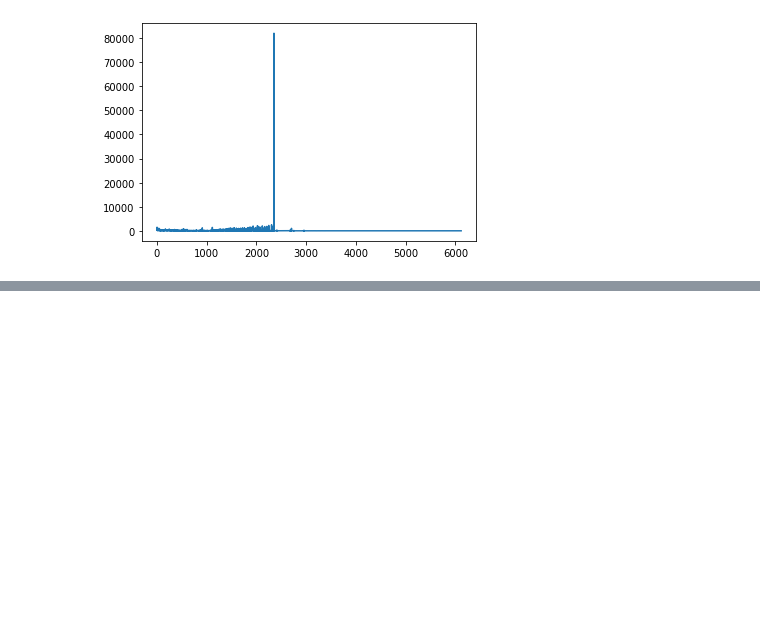
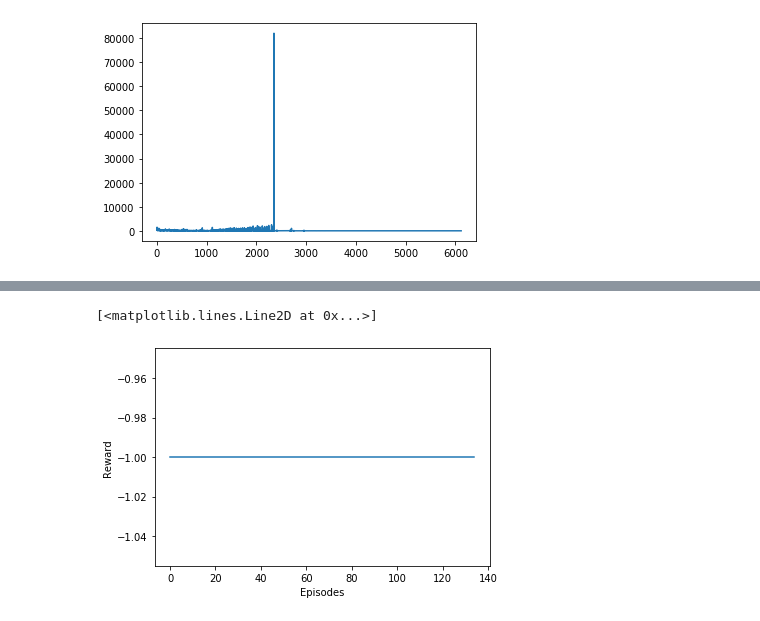
Before and after one commit to ScreamingApes/ReinforcementLearning, a Jupyter notebook: q_learning/mountain_car/mountain-car.ipynb, the cells around one changed output, grey strips where cells are left out. Cells and saved outputs as stored; diff of their text form; code cells hidden in the pictures; blank space fills up the shorter version.

```diff
--- a/q_learning/mountain_car/mountain-car.ipynb
+++ b/q_learning/mountain_car/mountain-car.ipynb
@@ -163,0 +173,7 @@ TypeError: object of type 'int' has no len()
+# %%
+plt.xlabel("Episodes")
+plt.ylabel("Reward")
+plt.plot(range(len(total_rewards[0])), total_rewards[0])
+# %% [output]
+[<matplotlib.lines.Line2D at 0x...>]
+[figure, added]
```
Also changed, not shown: parts of 3 cells of this notebook, 3 other files.
